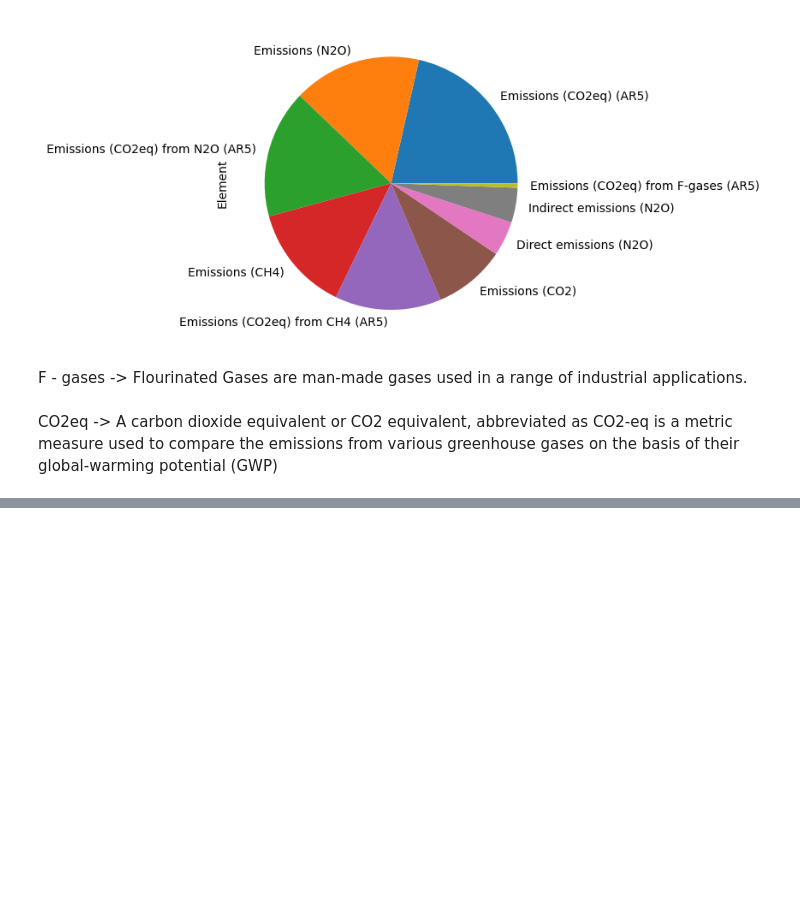
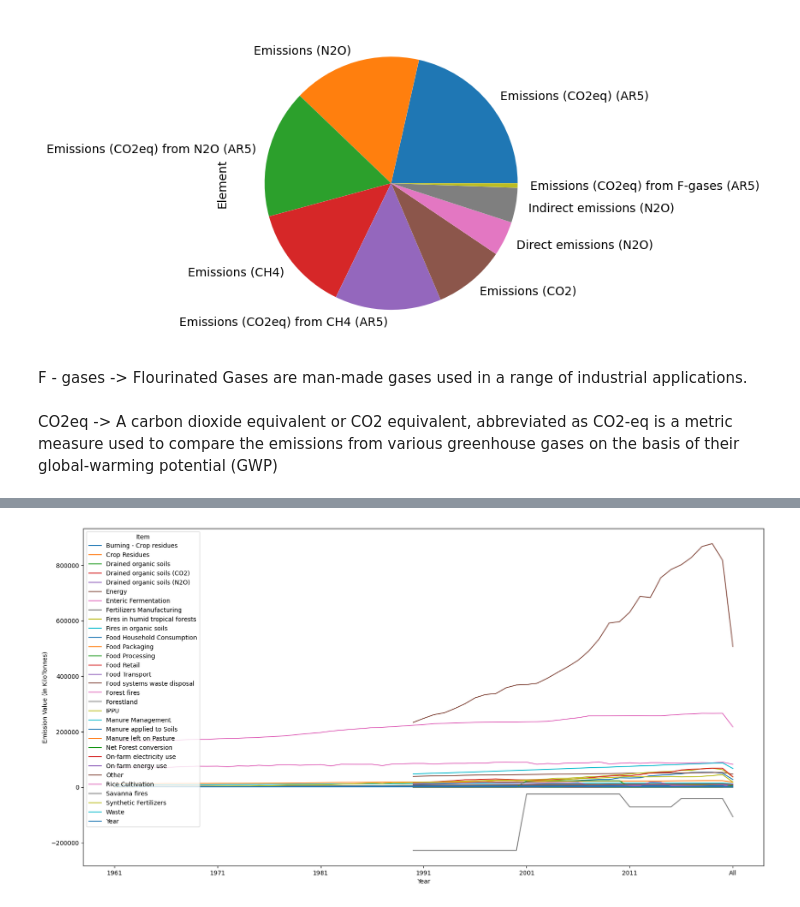
Before and after one commit to AdityaKhot/Analyzing-and-Predicting-the-GHG-Emission-from-Agro-Activities-using-ML-Models, a Jupyter notebook: Code/Prediction_3.ipynb, the cells around one changed output, grey strips where cells are left out. Drawn from its saved outputs; the diff is of its cells as text; code cells hidden in the pictures; blank space fills up the shorter version.

```diff
--- a/Code/Prediction_3.ipynb
+++ b/Code/Prediction_3.ipynb
@@ -199,0 +131,20 @@ print("Best value of k:", best_k)
+# %%
+temp_y = emission.pivot_table('Value', index='Year',columns=['Item'],margins=True).reset_index()
+temp_y = temp_y.drop("All", axis = 1)
+temp_y = temp_y.set_index("Year")
+
+temp_y['Year'] = range(1991, len(temp_y) + 1991)
+
+# Now proceed with plotting
+
+fig, ax = plt.subplots(figsize=(20, 10))
+
+temp_y.plot(ax=ax)
+
+# Add labels to axes
+ax.set_ylabel('Emission Value (in KiloTonnes)')  # Add the appropriate unit for emission values
+ax.set_xlabel('Year')
+
+plt.show()
+# %% [output]
+[figure, added]
```
Also changed, not shown: parts of 48 cells of this notebook.
